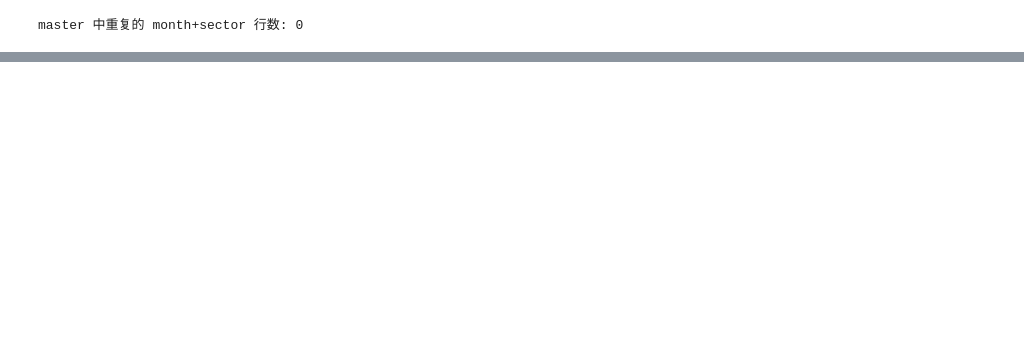
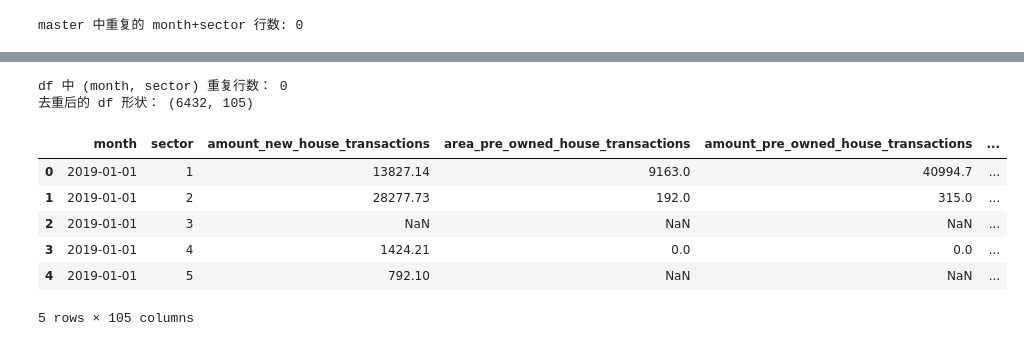
Before and after one commit to fonction-positive/HoML, a Jupyter notebook: RealEstateDemandPrediction/RealEstate.ipynb, the cells around one changed output, grey strips where cells are left out. Saved outputs shown, nothing was run; the diff lists cells and outputs as text; code cells hidden in the pictures; blank space fills up the shorter version.

```diff
--- a/RealEstateDemandPrediction/RealEstate.ipynb
+++ b/RealEstateDemandPrediction/RealEstate.ipynb
@@ -213,4 +179,0 @@ city_idx_month
-# %%
-# 合并city_indexes
-master = master.merge(city_idx_month, on='month', how='left',suffixes=('', '_idx'))
-master
@@ -357 +271,36 @@ plt.show()
+# %%
+# ===== 生成建模用的 df（从 master 出发） =====
+
+df = master.copy()
+
+# 统一 month 类型：转为 datetime 只保留年月
+df['month'] = pd.to_datetime(df['month'], format='%Y-%b')
+
+# sector 形如 "sector 1" 的话，提取数字；如果已经是整数可以跳过这一步
+if df['sector'].dtype == 'object':
+    df['sector'] = df['sector'].str.extract(r'(\d+)').astype(int)
+
+# 再检查一次 (month, sector) 是否唯一
+dup_mask = df.duplicated(subset=['month', 'sector'], keep=False)
+print("df 中 (month, sector) 重复行数：", dup_mask.sum())
+
+# 删除完全相同的重复行
+df = df.drop_duplicates()
+
+# 删除完全相同的重复列
+df = df.loc[:, ~df.T.duplicated()]
+
+print("去重后的 df 形状：", df.shape)
+
+df.head()
+# %% [output]
+df 中 (month, sector) 重复行数： 0
+去重后的 df 形状： (6432, 105)
+|  | month | sector | amount_new_house_transactions | area_pre_owned_house_transactions | amount_pre_owned_house_transactions | ... |
+| 0 | 2019-01-01 | 1 | 13827.14 | 9163.0 | 40994.7 | ... |
+| 1 | 2019-01-01 | 2 | 28277.73 | 192.0 | 315.0 | ... |
+| 2 | 2019-01-01 | 3 | NaN | NaN | NaN | ... |
+| 3 | 2019-01-01 | 4 | 1424.21 | 0.0 | 0.0 | ... |
+| 4 | 2019-01-01 | 5 | 792.10 | NaN | NaN | ... |
+5 rows × 105 columns
 # %%
```
Also changed, not shown: parts of 23 cells of this notebook, 1 other file.
